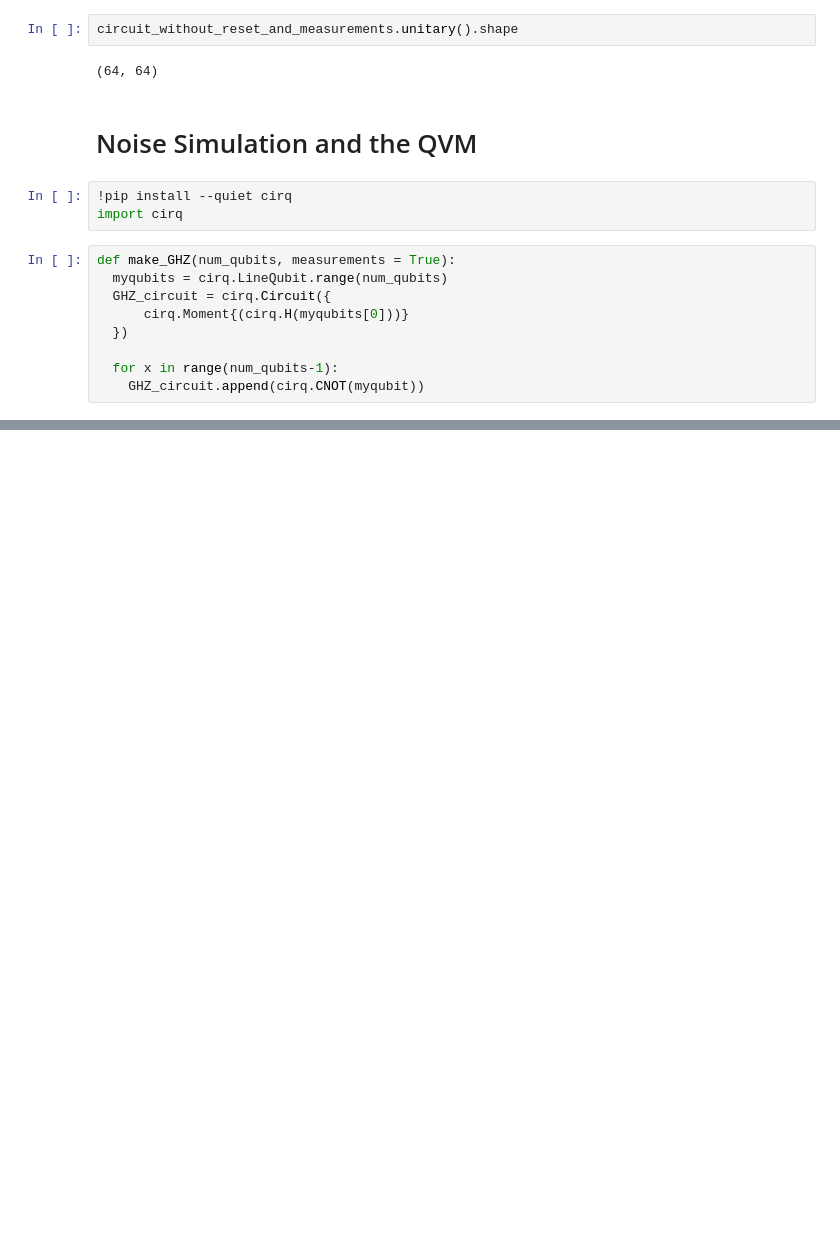
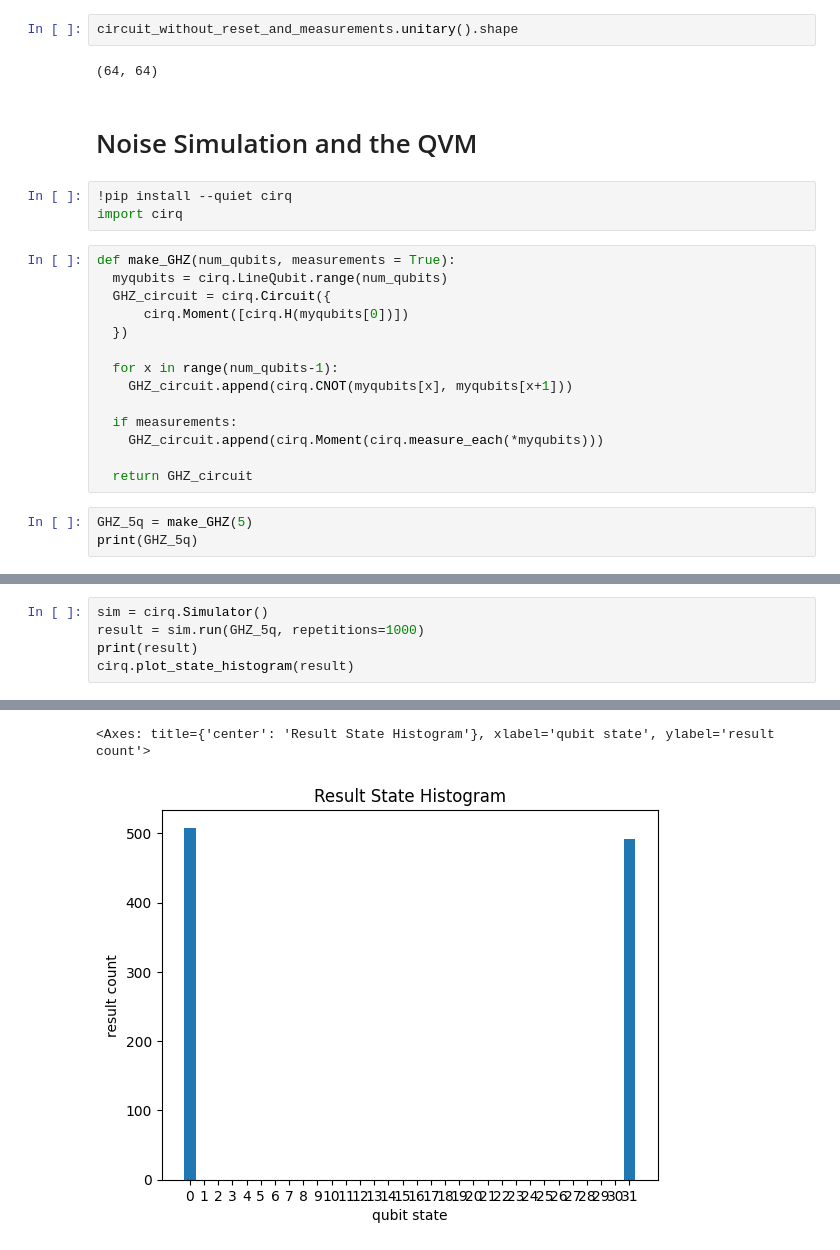
Before and after one commit to BarnaliBhowmik/NeuroQuanta, a Jupyter notebook: Quantum_Programming_with_Cirq.ipynb, the cells around one changed output, grey strips where cells are left out. Cells and saved outputs as stored; diff of their text form; blank space fills up the shorter version.

```diff
--- a/Quantum_Programming_with_Cirq.ipynb
+++ b/Quantum_Programming_with_Cirq.ipynb
@@ -849,8 +849,16 @@ import cirq
 def make_GHZ(num_qubits, measurements = True):
   myqubits = cirq.LineQubit.range(num_qubits)
   GHZ_circuit = cirq.Circuit({
-      cirq.Moment{(cirq.H(myqubits[0]))}
+      cirq.Moment([cirq.H(myqubits[0])])
   })
 
   for x in range(num_qubits-1):
-    GHZ_circuit.append(cirq.CNOT(myqubit))
+    GHZ_circuit.append(cirq.CNOT(myqubits[x], myqubits[x+1]))
+
+  if measurements:
+    GHZ_circuit.append(cirq.Moment(cirq.measure_each(*myqubits)))
+
+  return GHZ_circuit
+# %%
+GHZ_5q = make_GHZ(5)
+print(GHZ_5q)
@@ -856,0 +875,6 @@ def make_GHZ(num_qubits, measurements = True):
+# %%
+sim = cirq.Simulator()
+result = sim.run(GHZ_5q, repetitions=1000)
+print(result)
+cirq.plot_state_histogram(result)
+# %% [output]
@@ -856,0 +886,2 @@ def make_GHZ(num_qubits, measurements = True):
+<Axes: title={'center': 'Result State Histogram'}, xlabel='qubit state', ylabel='result count'>
+[figure, added]
```
Also changed, not shown: parts of 2 cells of this notebook.
